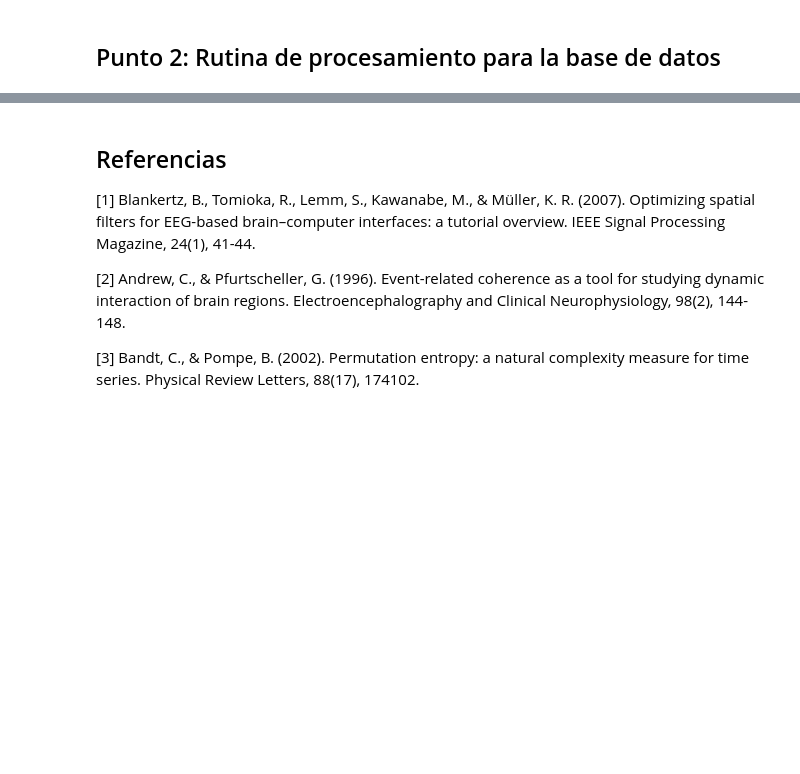
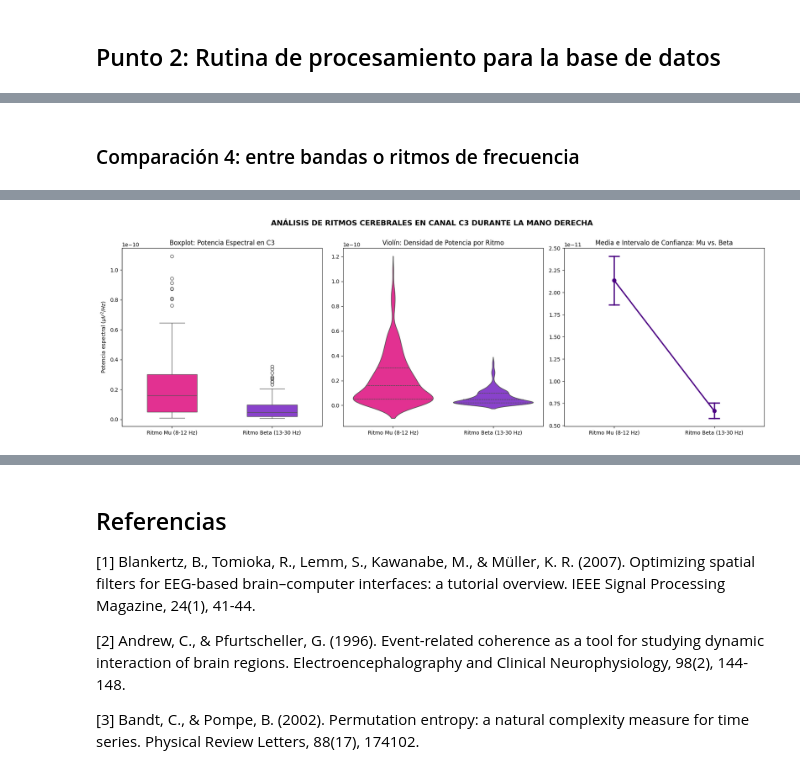
Before and after one commit to luhernandez12/Proyecto2-KarenAgudelo-LuisaHernandez, a Jupyter notebook: Codigo.ipynb, the cells around one changed output, grey strips where cells are left out. Drawn from its saved outputs; the diff is of its cells as text; code cells hidden in the pictures; blank space fills up the shorter version.

```diff
--- a/Codigo.ipynb
+++ b/Codigo.ipynb
@@ -694,0 +1076,77 @@ pd.reset_option('display.max_rows')
+# %% [markdown]
+### Comparación 4:  entre bandas o ritmos de frecuencia
+# %%
+
+# PREPARACIÓN DE DATOS: FILTRADO POR TAREA 2 Y REESTRUCTURACIÓN DE BANDAS
+# Se seleccionan los datos de la Tarea 2 (Mano Derecha) para evaluar el canal C3
+df_ritmos = df_dataset_completo[df_dataset_completo['tarea'] == 2].copy()
+
+# Suponiendo que en tu DataFrame tienes las columnas 'PSD_mu_C3' y 'PSD_beta_C3'
+# Derretimos (melt) el DataFrame para cruzar las bandas en un mismo eje
+df_bandas_melt = pd.melt(
+    df_ritmos,
+    value_vars=['PSD_mu_C3', 'PSD_beta_C3'],
+    var_name='Banda',
+    value_name='Potencia (PSD)'
+)
+
+# Simplificamos los nombres de las bandas para la correcta lectura de la gráfica
+df_bandas_melt['Banda'] = df_bandas_melt['Banda'].map({
+    'PSD_mu_C3': 'Ritmo Mu (8-12 Hz)',
+    'PSD_beta_C3': 'Ritmo Beta (13-30 Hz)'
+})
+
+# CONFIGURACIÓN DEL LIENZO GRÁFICO (1 fila, 3 columnas para las tres representaciones)
+fig, axes = plt.subplots(1, 3, figsize=(18, 6))
+
+# Paleta específica para las bandas (Fucsia para Mu, Morado para Beta)
+paleta_bandas = ['#FF1493', '#8A2BE2']
+
+# 1. REPRESENTACIÓN 1: DIAGRAMA DE CAJA Y BIGOTES (BOXPLOT)
+sns.boxplot(
+    data=df_bandas_melt,
+    x='Banda',
+    y='Potencia (PSD)',
+    ax=axes[0],
+    palette=paleta_bandas,
+    width=0.5
+)
+axes[0].set_title('Boxplot: Potencia Espectral en C3')
+axes[0].set_xlabel('')
+axes[0].set_ylabel('Potencia espectral ($\mu V^2/Hz$)')
+
+# 2. REPRESENTACIÓN 2: DIAGRAMA DE VIOLÍN (VIOLINPLOT)
+sns.violinplot(
+    data=df_bandas_melt,
+    x='Banda',
+    y='Potencia (PSD)',
+    ax=axes[1],
+    palette=paleta_bandas,
+    inner='quartile',
+    bw_adjust=0.8
+)
+axes[1].set_title('Violín: Densidad de Potencia por Ritmo')
+axes[1].set_xlabel('')
+axes[1].set_ylabel('')
+
+# 3. REPRESENTACIÓN 3: TENDENCIA CENTRAL LIMPIA (POINTPLOT)
+sns.pointplot(
+    data=df_bandas_melt,
+    x='Banda',
+    y='Potencia (PSD)',
+    ax=axes[2],
+    color='#4B0082',
+    estimator='mean',
+    errorbar='ci',
+    capsize=0.1,
+    linewidth=2.5
+)
+axes[2].set_title('Media e Intervalo de Confianza: Mu vs. Beta')
+axes[2].set_xlabel('')
+axes[2].set_ylabel('')
+
+# AJUSTES ESTÉTICOS GLOBALES DEL REPORTE VISUAL
+plt.suptitle('ANÁLISIS DE RITMOS CEREBRALES EN CANAL C3 DURANTE LA MANO DERECHA', fontsize=14, fontweight='bold')
+plt.tight_layout()
+plt.show()
+# %% [output]
@@ -694,0 +1160 @@ pd.reset_option('display.max_rows')
+[figure, added]
```
Also changed, not shown: parts of 14 cells of this notebook.
